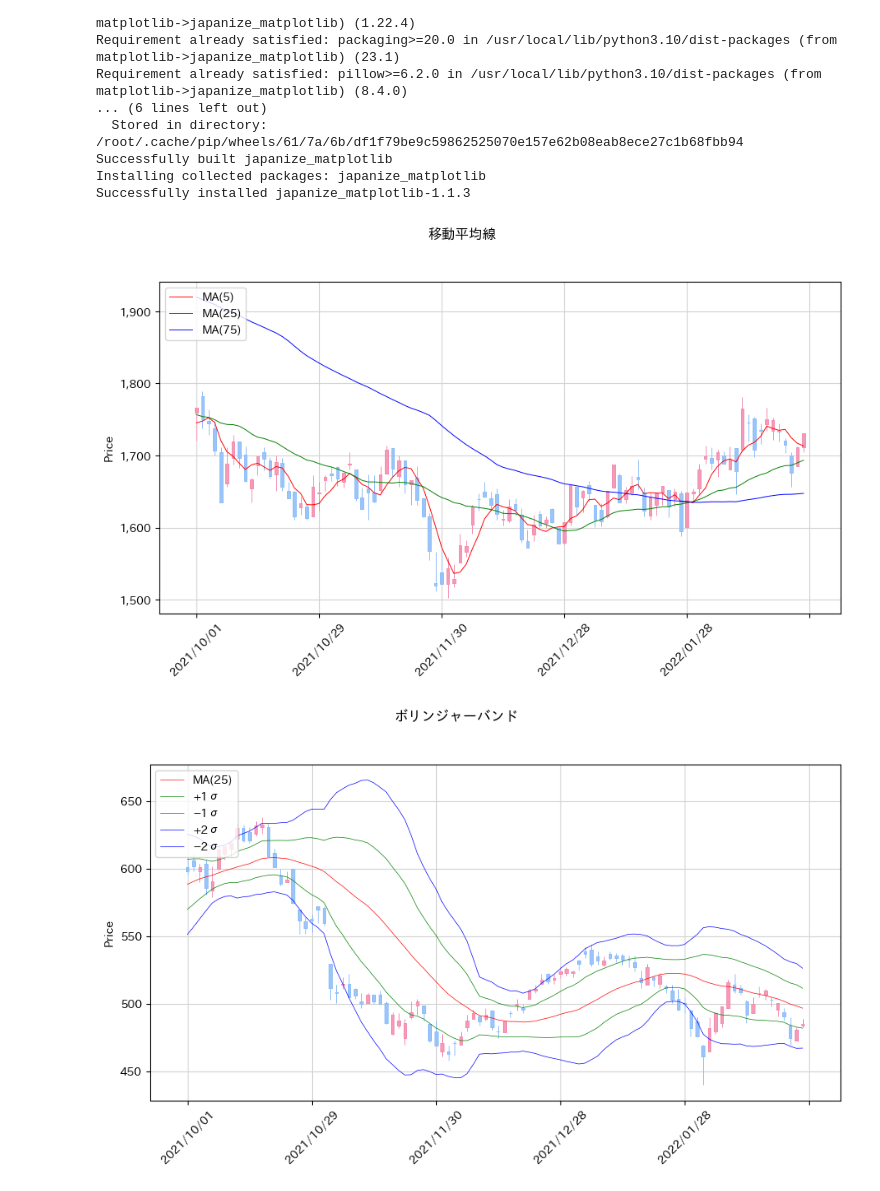
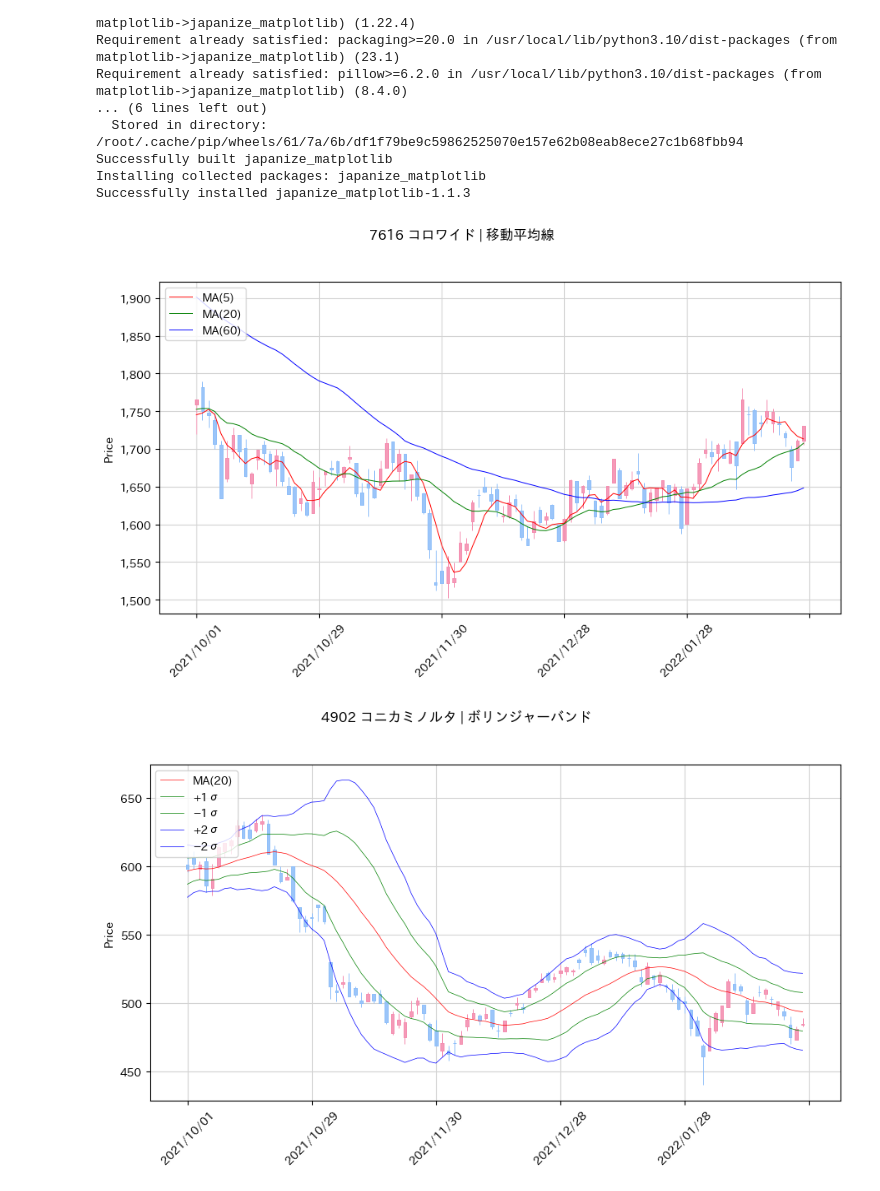
Before and after one commit to hirokimituya/stock-price-analysis, a Jupyter notebook: technical_analysis/株価分析関数_mplfinance.ipynb, the cells around one changed output. Cells and saved outputs as stored; diff of their text form; code cells hidden in the pictures.

```diff
--- a/technical_analysis/株価分析関数_mplfinance.ipynb
+++ b/technical_analysis/株価分析関数_mplfinance.ipynb
@@ -194,14 +203,15 @@ import japanize_matplotlib
 # TODO: 高値と安値の差を棒グラフ（ヒストグラム）で表示できるようにしたらよいかも
 # TODO: x軸の目盛りの日付を開始日と終了日が必ず表示されるようにして、表示される日付の数も増やすようにする
 # TODO: ゴールデンクロスとデッドクロスが表示できるようにする
-def show_plot(code, start, end=dt.date.today(), sma=[], bbands={}, macd=[], rsi=[], stoch=[], deviation_rate=False, volume=False, width=2, height=1, figscale=1.0, period=None, title=''):
+def show_plot(code, name, start, end=dt.date.today(), sma=[], bbands={}, macd=[], rsi=[], stoch=[], deviation_rate=False, volume=False, width=2, height=1, figscale=1.0, period=None, title=''):
     """ローソク足や移動平均線のチャートを表示する
 
     :param code: 取得する株価データの銘柄コード
+    :param name: 取得する株価データの銘柄名
     :param start: 取得する株価データの開始日
     :param end: 取得する株価データの終了日
-    :param sma: チャートに移動平均線を表示するためのリスト（例: [5, 25, 75]）
-    :param bbands: チャートにボリンジャーバンドを表示するための辞書（例: {'sma': 25, 'bbands': [1, 2]} or {'sma': 25, 'fill': True}）
+    :param sma: チャートに移動平均線を表示するためのリスト（例: [5, 20, 60]）
+    :param bbands: チャートにボリンジャーバンドを表示するための辞書（例: {'sma': 20, 'bbands': [1, 2]} or {'sma': 20, 'fill': True}）
     :param macd: チャートにMACDを表示するための短期／長期／シグナルの移動平均線の日数のリスト（例: [12, 26, 9]）
     :param rsi: チャートにRSIを表示するための移動平均線の日数のリスト（例: [14, 28]）
     :param stoch: チャートにスローストキャスティクスを表示するための移動平均線の日数のリスト（例: [14, 3, 3]）
@@ -351,11 +361,15 @@ def show_plot(code, start, end=dt.date.today(), sma=[], bbands={}, macd=[], rsi=
         rc={"font.family":'IPAexGothic'},
     )
 
+    # チャートのタイトルを作成
+    title_text = f'{code} {name}'
+    title_text = f'{title_text} | {title}' if title else title_text
+
     # 描画情報を取得
     if not bbands_fill_between:
-        fig, axes = mpf.plot(cdf, type='candle', figratio=(width, height), figscale=figscale, volume=volume, style=cs, addplot=apd, returnfig=True, datetime_format="%Y/%m/%d", title=title)
+        fig, axes = mpf.plot(cdf, type='candle', figratio=(width, height), figscale=figscale, volume=volume, style=cs, addplot=apd, returnfig=True, datetime_format="%Y/%m/%d", title=title_text)
     else:
-        fig, axes = mpf.plot(cdf, type='candle', figratio=(width, height), figscale=figscale, volume=volume, style=cs, addplot=apd, returnfig=True, datetime_format="%Y/%m/%d", title=title, fill_between=bbands_fill_between)
+        fig, axes = mpf.plot(cdf, type='candle', figratio=(width, height), figscale=figscale, volume=volume, style=cs, addplot=apd, returnfig=True, datetime_format="%Y/%m/%d", title=title_text, fill_between=bbands_fill_between)
 
     # 数値に「,」をつける
     axes[0].get_yaxis().set_major_formatter(matplotlib.ticker.FuncFormatter(lambda x, p: format(int(x), ',')))
@@ -383,12 +397,12 @@ def show_plot(code, start, end=dt.date.today(), sma=[], bbands={}, macd=[], rsi=
     # fig.savefig(f'{title}.png', dpi=200)
 # %%
 # 移動平均線をチャートに表示する
-show_plot(7616, '2021-10-1', '2022-2-28', sma=[5, 25, 75], title='移動平均線')
+show_plot(7616, 'コロワイド', '2021-10-1', '2022-2-28', sma=[5, 20, 60], title='移動平均線')
 # %% [output]
-[figure, old version]
+[figure, new version]
 # %%
 # ボリンジャーバンドをチャートに表示する
-show_plot(4902, '2021-10-1', '2022-2-28', bbands={'sma': 25, 'bbands': [1, 2]}, title='ボリンジャーバンド')
+show_plot(4902, 'コニカミノルタ', '2021-10-1', '2022-2-28', bbands={'sma': 20, 'bbands': [1, 2]}, title='ボリンジャーバンド')
 # %% [output]
-[figure, old version]
+[figure, new version]
 # %%
```
Also changed, not shown: parts of 7 cells of this notebook.
